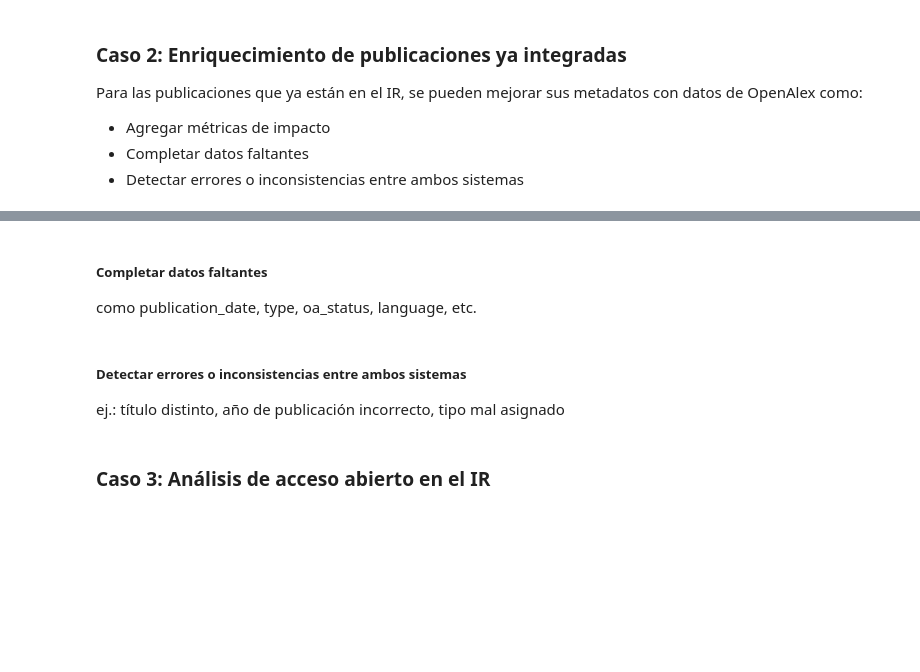
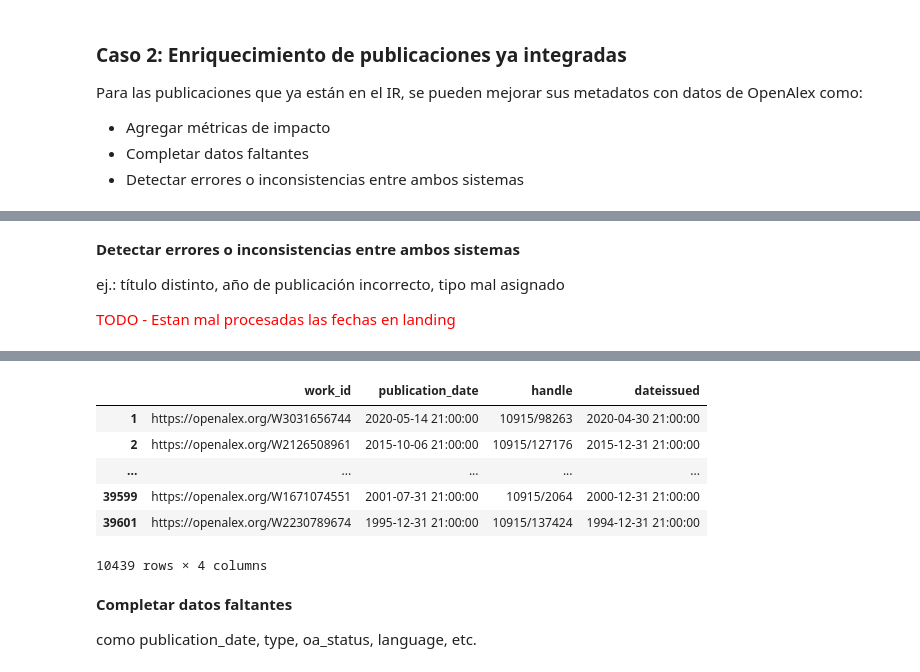
Before and after one commit to PabloDeAlbu/kedro-scholar, a Jupyter notebook: notebooks/data_mart/publicatons_candidates_ir.ipynb, the cells around one changed output, grey strips where cells are left out. Saved outputs shown, nothing was run; the diff lists cells and outputs as text; code cells hidden in the pictures; blank space fills up the shorter version.

Commit message:
Desarrollo un poco notebook para publicaciones en ir vs openalex

```diff
--- a/notebooks/data_mart/publicatons_candidates_ir.ipynb
+++ b/notebooks/data_mart/publicatons_candidates_ir.ipynb
@@ -205,0 +361,14 @@ df_candidates
+# %% [markdown]
+**Detectar errores o inconsistencias entre ambos sistemas**
+
+ej.: título distinto, año de publicación incorrecto, tipo mal asignado
+
+<span style="color:red">TODO - Estan mal procesadas las fechas en landing</span>
+# %%
+discrepant = df_in_ir[
+    pd.to_datetime(df_in_ir['dateissued']).dt.normalize() !=
+    pd.to_datetime(df_in_ir['publication_date']).dt.normalize()
+]
+
+discrepant[['work_id','publication_date','handle', 'dateissued']]
+# %% [output]
@@ -206,10 +376,11 @@ df_candidates
+|  | work_id | publication_date | handle | dateissued |
+| 1 | https://openalex.org/W3031656744 | 2020-05-14 21:00:00 | 10915/98263 | 2020-04-30 21:00:00 |
+| 2 | https://openalex.org/W2126508961 | 2015-10-06 21:00:00 | 10915/127176 | 2015-12-31 21:00:00 |
+| ... | ... | ... | ... | ... |
+| 39599 | https://openalex.org/W1671074551 | 2001-07-31 21:00:00 | 10915/2064 | 2000-12-31 21:00:00 |
+| 39601 | https://openalex.org/W2230789674 | 1995-12-31 21:00:00 | 10915/137424 | 1994-12-31 21:00:00 |
+10439 rows × 4 columns
 # %% [markdown]
-##### Completar datos faltantes
+**Completar datos faltantes**
 
 como publication_date, type, oa_status, language, etc.
-# %% [markdown]
-##### Detectar errores o inconsistencias entre ambos sistemas
-
-ej.: título distinto, año de publicación incorrecto, tipo mal asignado
-# %% [markdown]
-### Caso 3: Análisis de acceso abierto en el IR
```
Also changed, not shown: parts of 26 cells of this notebook.
